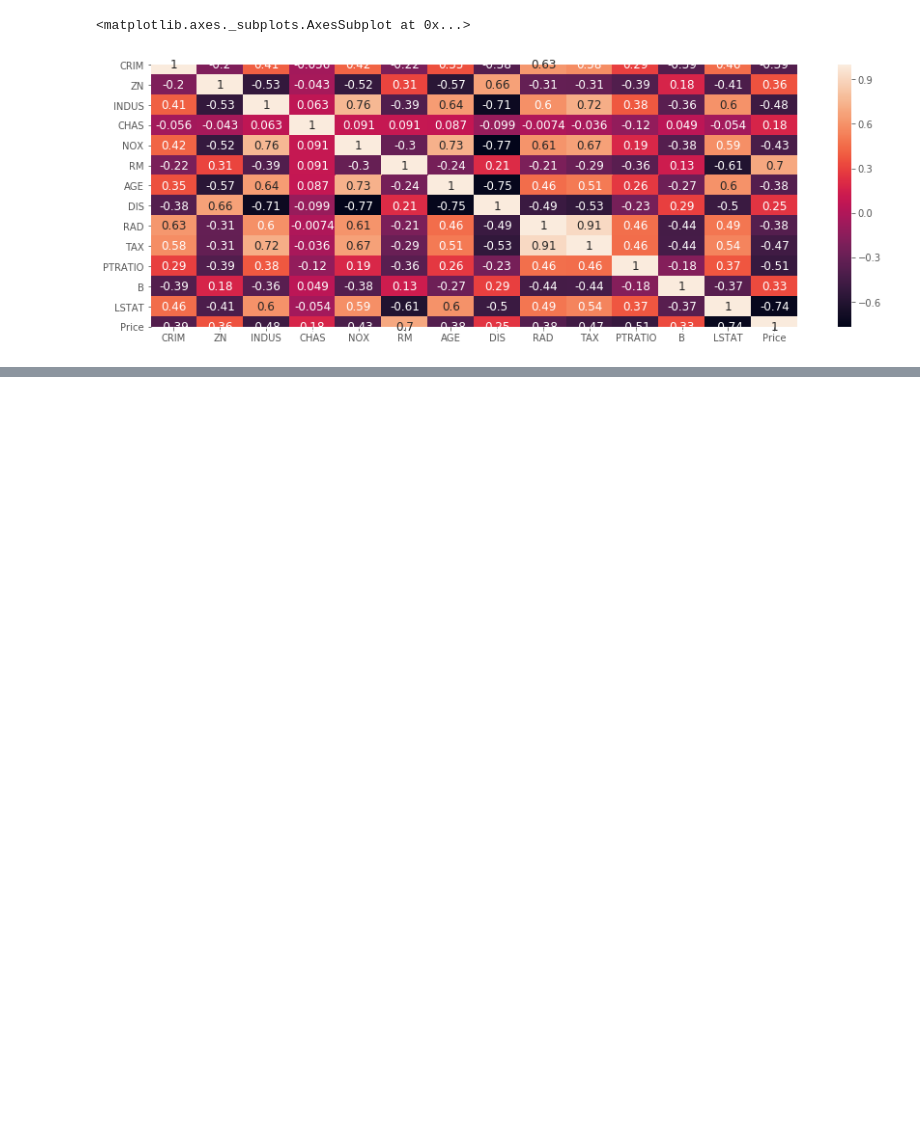
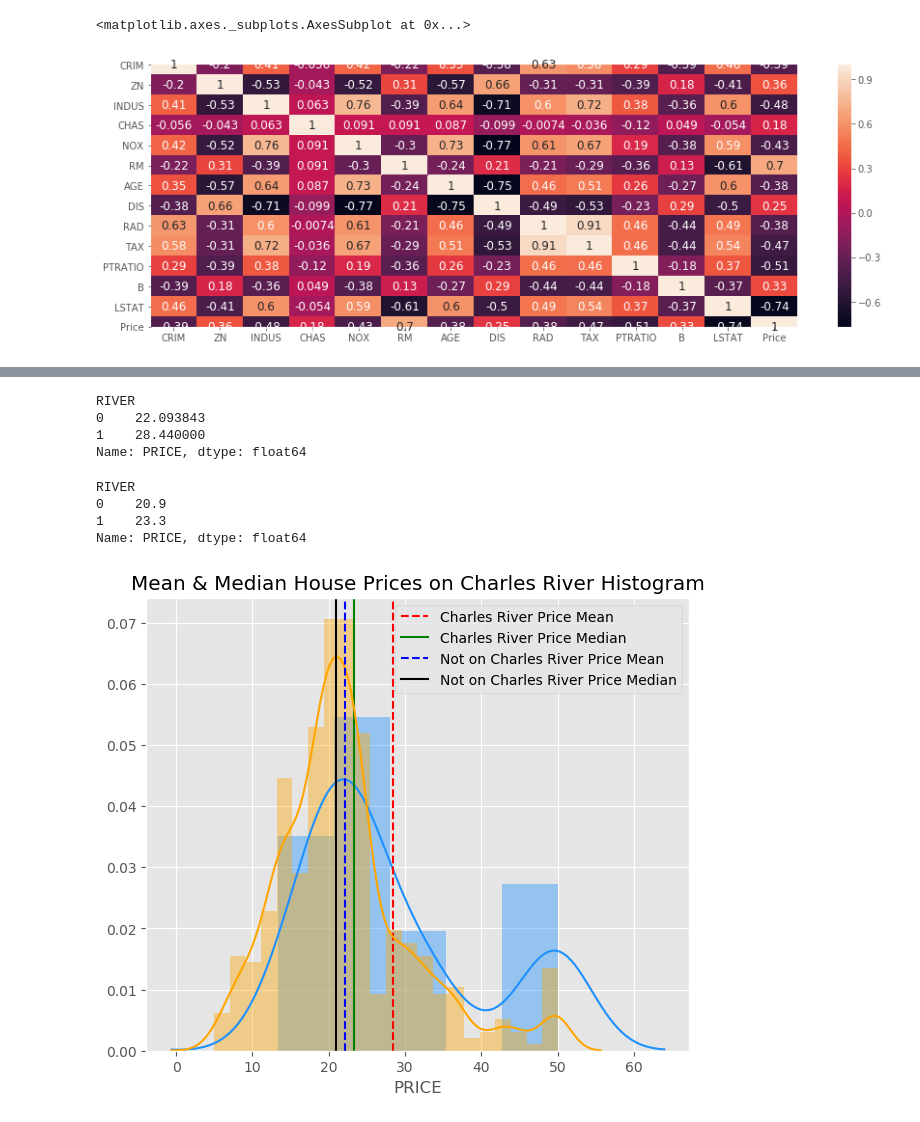
Before and after one commit to fionanealon/Boston-Housing-dataset, a Jupyter notebook: Boston Housing dataset.ipynb, the cells around one changed output, grey strips where cells are left out. Cells and saved outputs as stored; diff of their text form; code cells hidden in the pictures; blank space fills up the shorter version.

Commit message:
Median workings

```diff
--- a/Boston Housing dataset.ipynb
+++ b/Boston Housing dataset.ipynb
@@ -190,0 +247,4 @@ sns.heatmap(data=correlation_matrix, annot=True)
+# %%
+# Read in the housing dataset into a pandas dataframe called df
+df = pd.read_csv("https://raw.githubusercontent.com/fionanealon/datasets/master/housing.csv")
+df.head()
@@ -190,0 +258,4 @@ sns.heatmap(data=correlation_matrix, annot=True)
+# %%
+# Add a new column called 'River' and assign it's values as integers of the values contained in the 'CHAS' column
+df['RIVER'] = df['CHAS'].astype(np.int)
+df.head()
@@ -190,0 +269,41 @@ sns.heatmap(data=correlation_matrix, annot=True)
+# %%
+# Find the mean of the 'on river' and 'not on river classes' contained in the 'River' column
+df.groupby('RIVER').mean().PRICE
+# %% [output]
+RIVER
+0    22.093843
+1    28.440000
+Name: PRICE, dtype: float64
+# %%
+# Find the median of the 'on river' and 'not on river classes' contained in the 'River' column
+df.groupby('RIVER').median().PRICE
+# %% [output]
+RIVER
+0    20.9
+1    23.3
+Name: PRICE, dtype: float64
+# %%
+# Adapted from https://www.machinelearningplus.com/plots/matplotlib-histogram-python-examples/
+f, (ax_hist) = plt.subplots(figsize=(7,6), dpi=100)
+
+rivermean=28.44
+rivermedian=23.3
+notonrivermean=22.09
+notonrivermedian=20.9
+
+# Adapted from https://stackoverflow.com/questions/51417483/mean-median-mode-lines-showing-only-in-last-graph-in-seaborn
+sns.distplot( df.loc[df.RIVER == 1, "PRICE"],  ax=ax_hist , color="dodgerblue", label="On Charles River")
+ax_hist.axvline(rivermean, color='r', linestyle='--')
+ax_hist.axvline(rivermedian, color='g', linestyle='-')
+
+sns.distplot( df.loc[df.RIVER == 0, "PRICE"],  ax=ax_hist , color="orange", label="Not On Charles River")
+ax_hist.axvline(notonrivermean, color='b', linestyle='--')
+ax_hist.axvline(notonrivermedian, color='k', linestyle='-')
+
+plt.legend({'Charles River Price Mean':rivermean,'Charles River Price Median':rivermedian, 'Not on Charles River Price Mean':notonrivermean, 'Not on Charles River Price Median':notonrivermedian})
+
+plt.title('Mean & Median House Prices on Charles River Histogram')
+
+plt.show()
+# %% [output]
+[figure, added]
```
Also changed, not shown: parts of 14 cells of this notebook.
